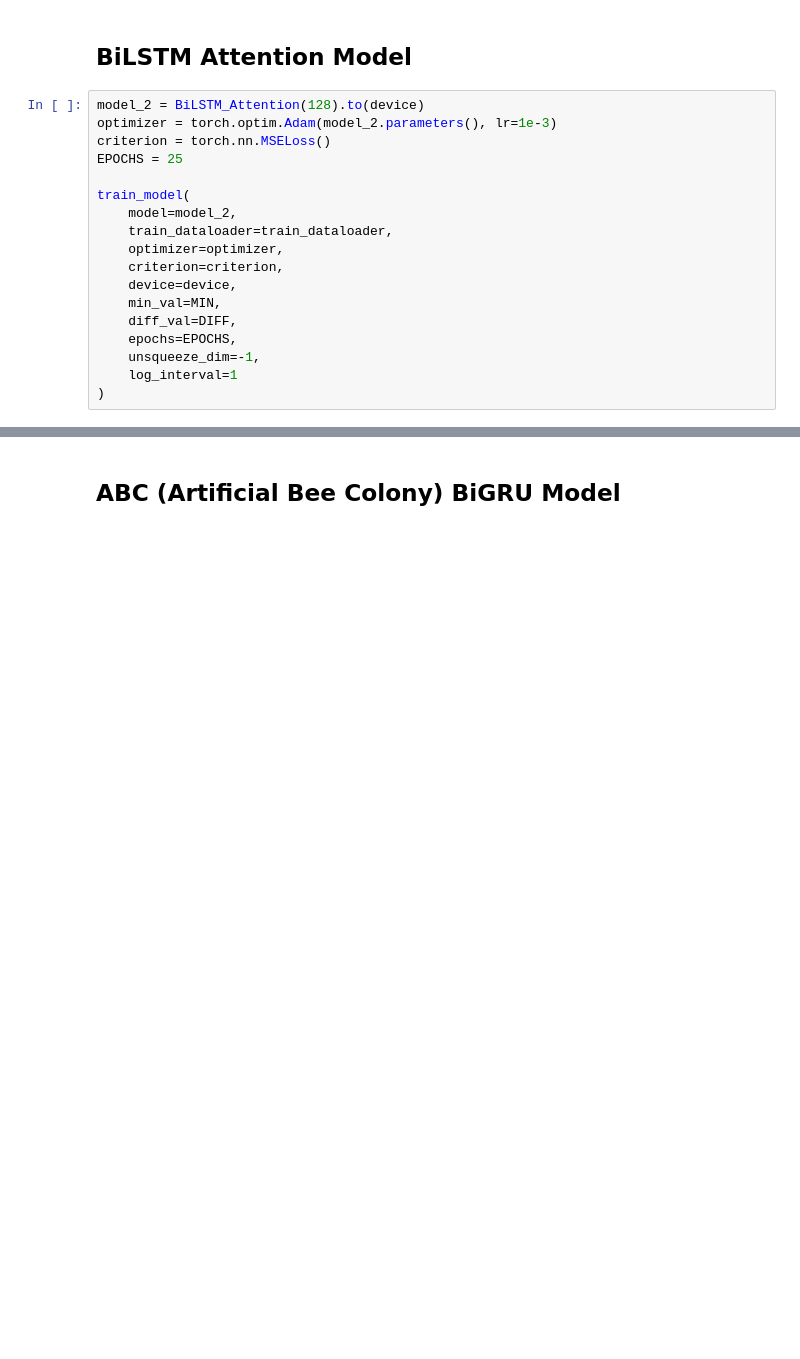
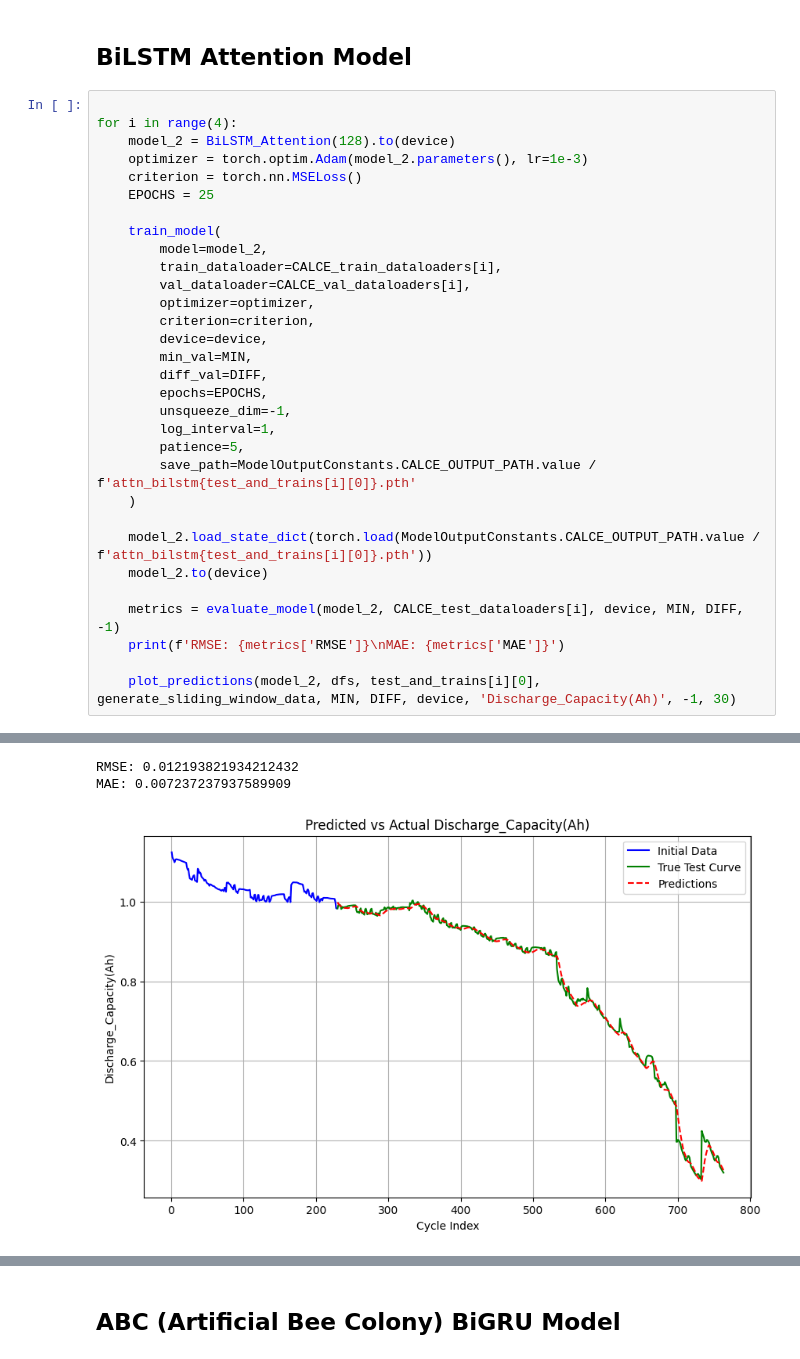
Before and after one commit to Shubham-Mate/Battery-RUL-Prediction, a Jupyter notebook: Paper Reproduction.ipynb, the cells around one changed output, grey strips where cells are left out. Saved outputs shown, nothing was run; the diff lists cells and outputs as text; blank space fills up the shorter version.

```diff
--- a/Paper Reproduction.ipynb
+++ b/Paper Reproduction.ipynb
@@ -170,21 +280,34 @@ Model's state_dict saved to C:\Users\shubham mate\Desktop\Programming\Python\Bat
 # %% [markdown]
 ## BiLSTM Attention Model
 # %%
-model_2 = BiLSTM_Attention(128).to(device)
-optimizer = torch.optim.Adam(model_2.parameters(), lr=1e-3)
-criterion = torch.nn.MSELoss()
-EPOCHS = 25
 
-train_model(
-    model=model_2,
-    train_dataloader=train_dataloader,
-    optimizer=optimizer,
-    criterion=criterion,
-    device=device,
-    min_val=MIN,
-    diff_val=DIFF,
-    epochs=EPOCHS,
-    unsqueeze_dim=-1,
-    log_interval=1
-)
+for i in range(4):
+    model_2 = BiLSTM_Attention(128).to(device)
+    optimizer = torch.optim.Adam(model_2.parameters(), lr=1e-3)
+    criterion = torch.nn.MSELoss()
+    EPOCHS = 25
+
+    train_model(
+        model=model_2,
+        train_dataloader=CALCE_train_dataloaders[i],
+        val_dataloader=CALCE_val_dataloaders[i],
+        optimizer=optimizer,
+        criterion=criterion,
+        device=device,
+        min_val=MIN,
+        diff_val=DIFF,
+        epochs=EPOCHS,
+        unsqueeze_dim=-1,
+        log_interval=1,
+        patience=5,
+        save_path=ModelOutputConstants.CALCE_OUTPUT_PATH.value / f'attn_bilstm{test_and_trains[i][0]}.pth'
+    )
+
+    model_2.load_state_dict(torch.load(ModelOutputConstants.CALCE_OUTPUT_PATH.value / f'attn_bilstm{test_and_trains[i][0]}.pth'))
+    model_2.to(device)
+
+    metrics = evaluate_model(model_2, CALCE_test_dataloaders[i], device, MIN, DIFF, -1)
+    print(f'RMSE: {metrics['RMSE']}\nMAE: {metrics['MAE']}')
+
+    plot_predictions(model_2, dfs, test_and_trains[i][0], generate_sliding_window_data, MIN, DIFF, device, 'Discharge_Capacity(Ah)', -1, 30)
 # %% [output]
@@ -207,0 +331,3 @@ Epoch 25/25, Loss: 0.0002768062860579104
+RMSE: 0.012193821934212432
+MAE: 0.007237237937589909
+[figure, added]
```
Also changed, not shown: parts of 51 cells of this notebook, 7 other files.
